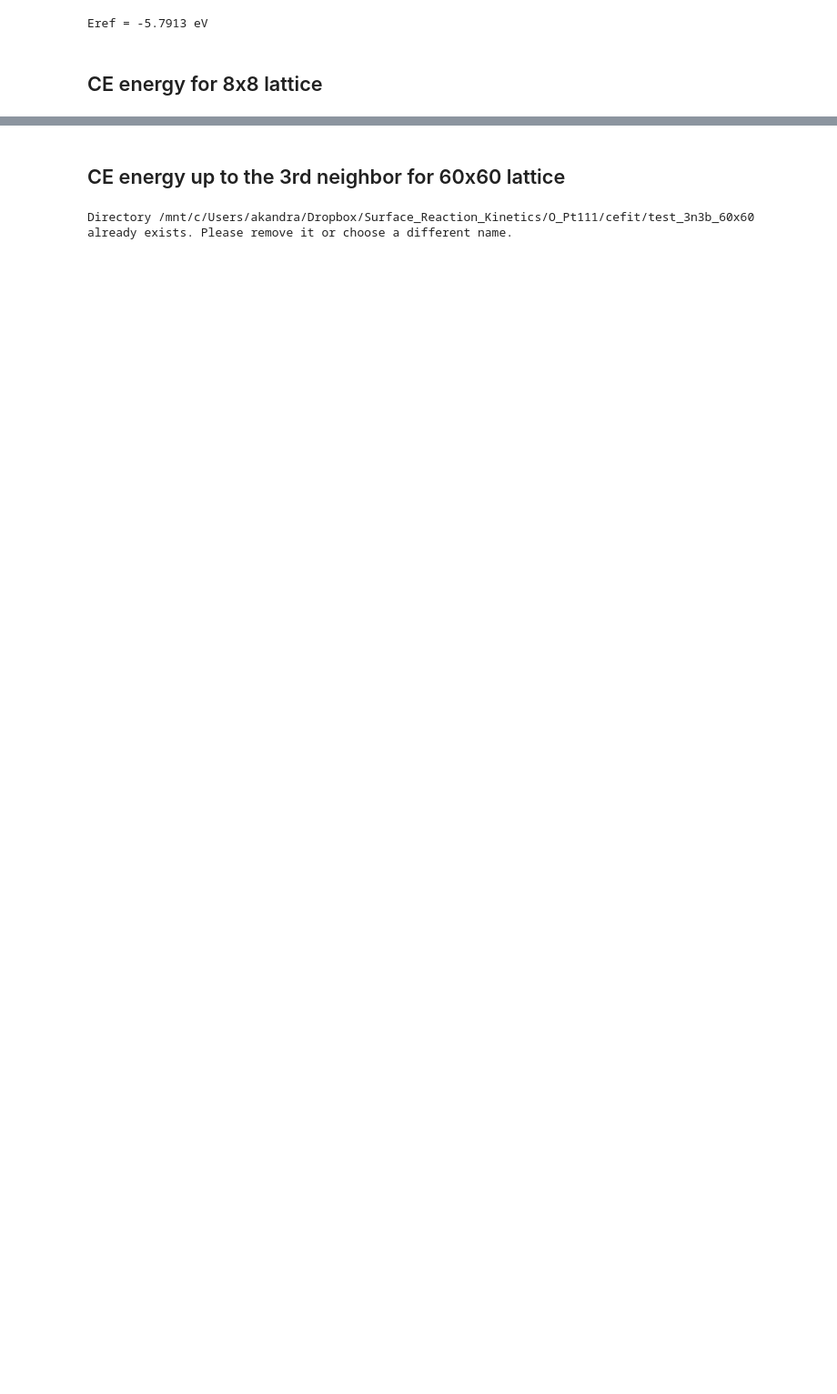
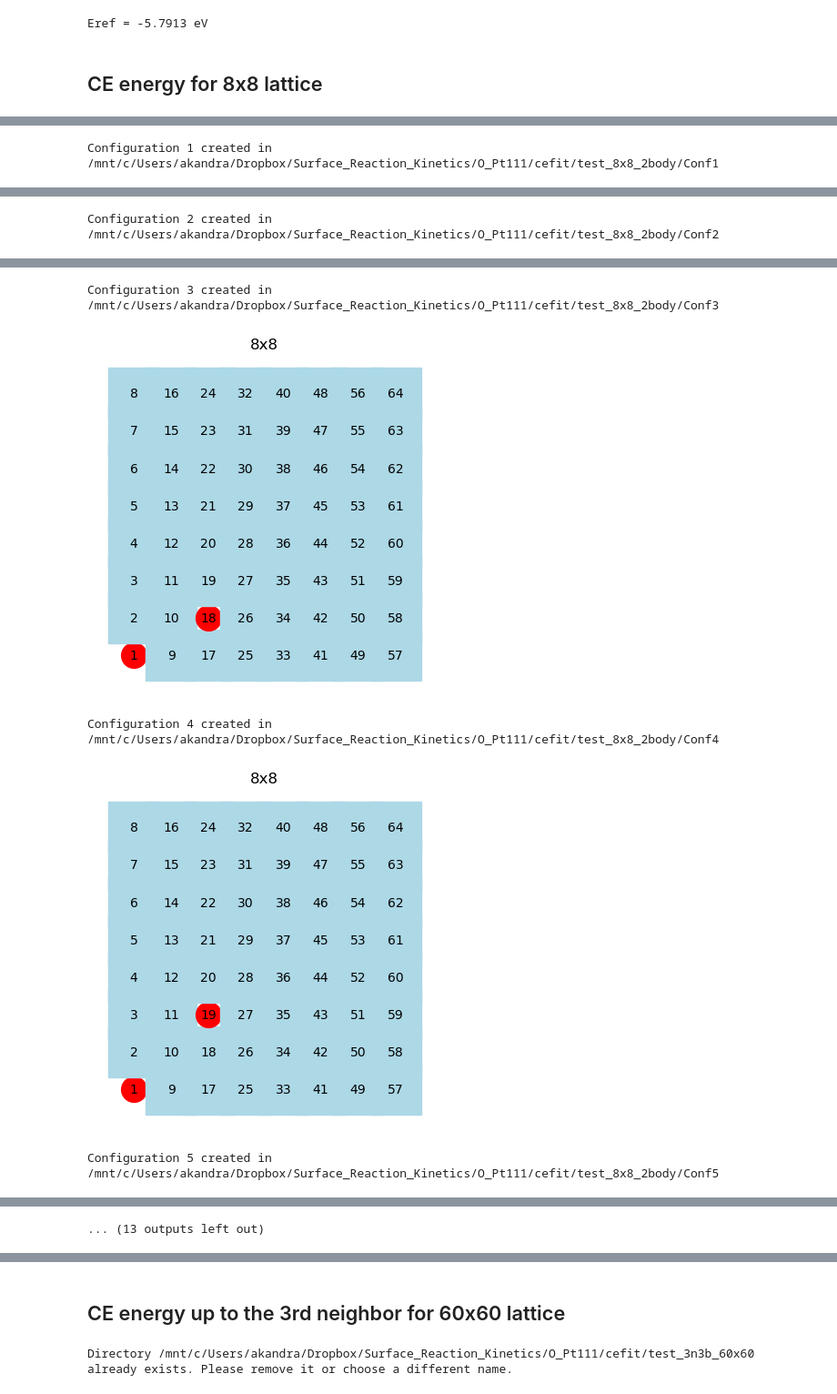
Before and after one commit to akandra/O_Pt111, a Jupyter notebook: O_Pt111-ce_fit.ipynb, the cells around one changed output, grey strips where cells are left out. Shown at 91% size. Drawn from its saved outputs; the diff is of its cells as text; code cells hidden in the pictures; blank space fills up the shorter version.

```diff
--- a/O_Pt111-ce_fit.ipynb
+++ b/O_Pt111-ce_fit.ipynb
@@ -30,3 +38,38 @@ print(f"Eref = {Eref:.4f} eV")
 Eref = -5.7913 eV
 # %% [markdown]
 ## CE energy for 8x8 lattice
+# %%
+# Setting up a system
+
+# Directory
+cefit_dir = path_to_data / "cefit"
+cefit_dir.mkdir(exist_ok=True)
+
+wdir = cefit_dir / "test_8x8_2body"
+try:
+    Path(wdir).mkdir(exist_ok= False)
+
+except FileExistsError:
+    print(f"Directory {wdir} already exists. Please remove it or choose a different name.")
+    exit(1)
+
+# DFT data
+dfz = dfsel[(dfsel['cell_size']=='8x8') & (dfsel['kpoints']=='kp221')
+                   &(dfsel['adsorbates'].apply(lambda x: len(x)<3))
+                  ].iloc[:]
+#ids = [75]
+#dfz = dfsel.loc[ids]
+display(dfz)
+
+# lattice size
+Nx_lat = 8
+Ny_lat = 8
+
+# Clusters to be used
+shell_list = [0,1,2,3,4,5,6,7,8,9]
+
+# Produce the fit
+E_form, E_fit = zf.produce_fit(wdir, dfz, Nx_lat, Ny_lat, shell_list, Eref, zacros_path, show=True)
+# Get the fit results
+ce_names_8, ce_coeffs_8, ce_nads_8 = zf.get_cefit_output(wdir)
+# %% [output]
@@ -32,0 +89 @@ Eref = -5.7913 eV
+Configuration 1 created in /mnt/c/Users/akandra/Dropbox/Surface_Reaction_Kinetics/O_Pt111/cefit/test_8x8_2body/Conf1
@@ -32,0 +91 @@ Eref = -5.7913 eV
+Configuration 2 created in /mnt/c/Users/akandra/Dropbox/Surface_Reaction_Kinetics/O_Pt111/cefit/test_8x8_2body/Conf2
@@ -32,0 +93,5 @@ Eref = -5.7913 eV
+Configuration 3 created in /mnt/c/Users/akandra/Dropbox/Surface_Reaction_Kinetics/O_Pt111/cefit/test_8x8_2body/Conf3
+[figure, added]
+Configuration 4 created in /mnt/c/Users/akandra/Dropbox/Surface_Reaction_Kinetics/O_Pt111/cefit/test_8x8_2body/Conf4
+[figure, added]
+Configuration 5 created in /mnt/c/Users/akandra/Dropbox/Surface_Reaction_Kinetics/O_Pt111/cefit/test_8x8_2body/Conf5
@@ -32,0 +99 @@ Eref = -5.7913 eV
+... (13 outputs left out)
```
Also changed, not shown: parts of 11 cells of this notebook, 2 other files.
